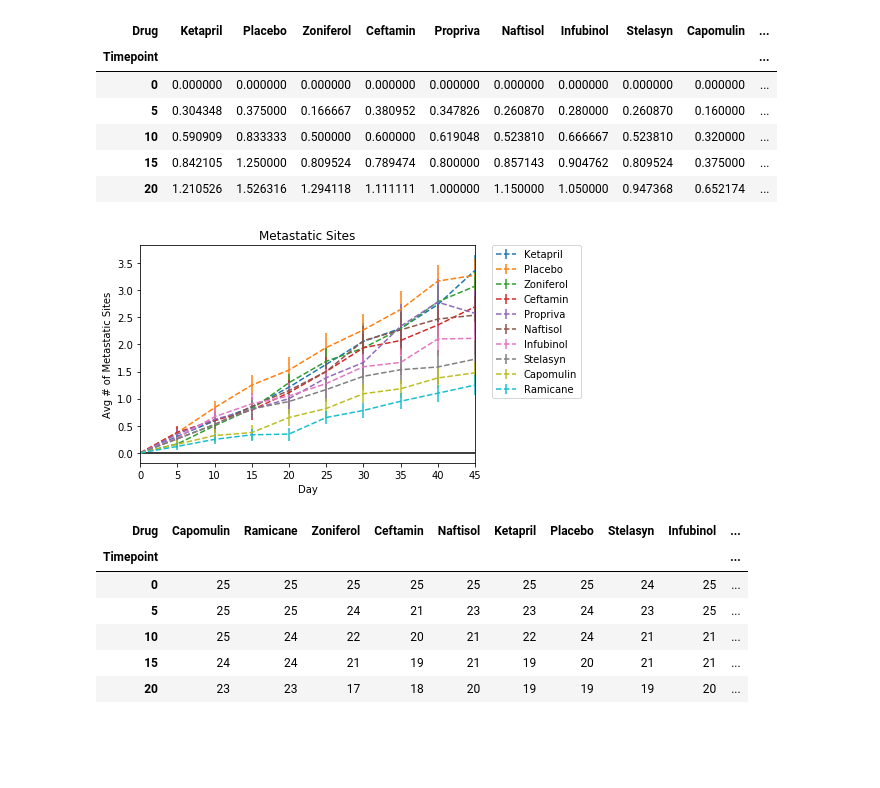
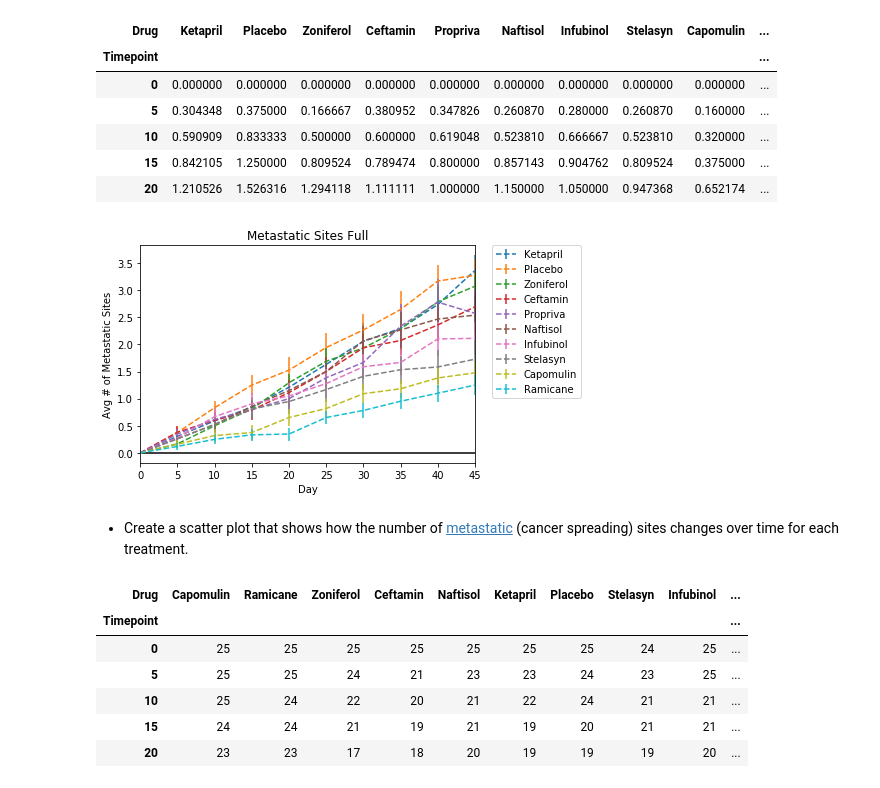
Before and after one commit to nfstein/05-ste-matplotlib-hwk, a Jupyter notebook: Pymaceuticals/rats.ipynb, the cells around one changed output. Drawn from its saved outputs; the diff is of its cells as text; code cells hidden in the pictures; blank space fills up the shorter version.

```diff
--- a/Pymaceuticals/rats.ipynb
+++ b/Pymaceuticals/rats.ipynb
@@ -97,16 +110,18 @@ ordered_metastasis_group.head()
 # %%
 ordered_metastasis_group.plot(yerr = metastasis_group['Metastatic Sites']['sem'], linewidth = 1.5, linestyle = 'dashed')
 
-plt.title('Metastatic Sites') #vs Time
+plt.title('Metastatic Sites Full') #vs Time
 plt.ylabel('Avg # of Metastatic Sites') #among all test subjects per drug
 plt.xlabel('Day') #presumed
 
 plt.legend(bbox_to_anchor=(1.05, 1), loc=2, borderaxespad=0.) #note: legend is in graph endpoint order
 plt.hlines(xmin = mintime,xmax = maxtime, y = 0, colors='black', linewidth = 1.5) #x axis
 
 plt.show()
 # %% [output]
-[figure, old version]
+[figure, new version]
+# %% [markdown]
+* Create a scatter plot that shows how the number of [metastatic](https://en.wikipedia.org/wiki/Metastasis) (cancer spreading) sites changes over time for each treatment.
 # %%
 group = merged_df.groupby(['Drug','Timepoint'])
 
```
Also changed, not shown: parts of 7 cells of this notebook, 12 other files.
